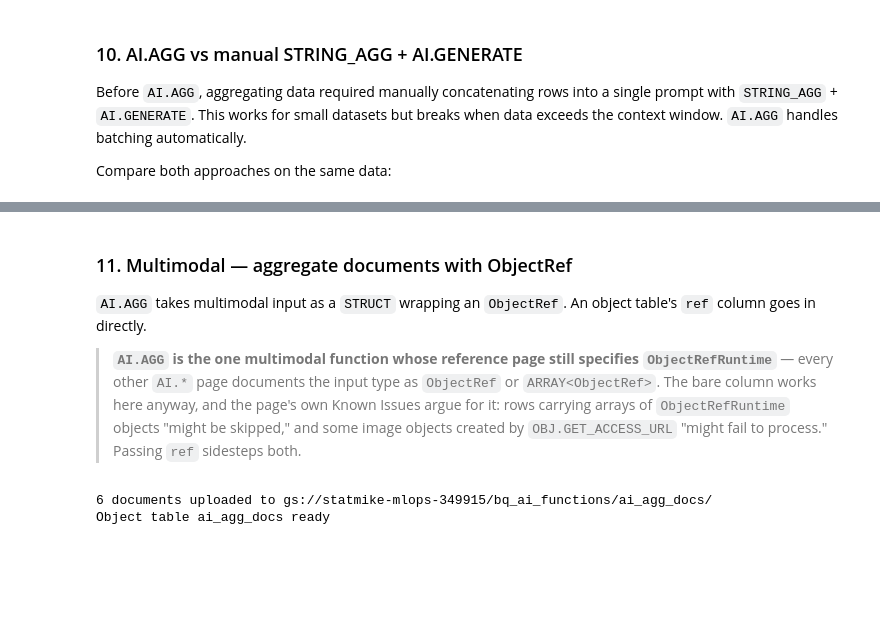
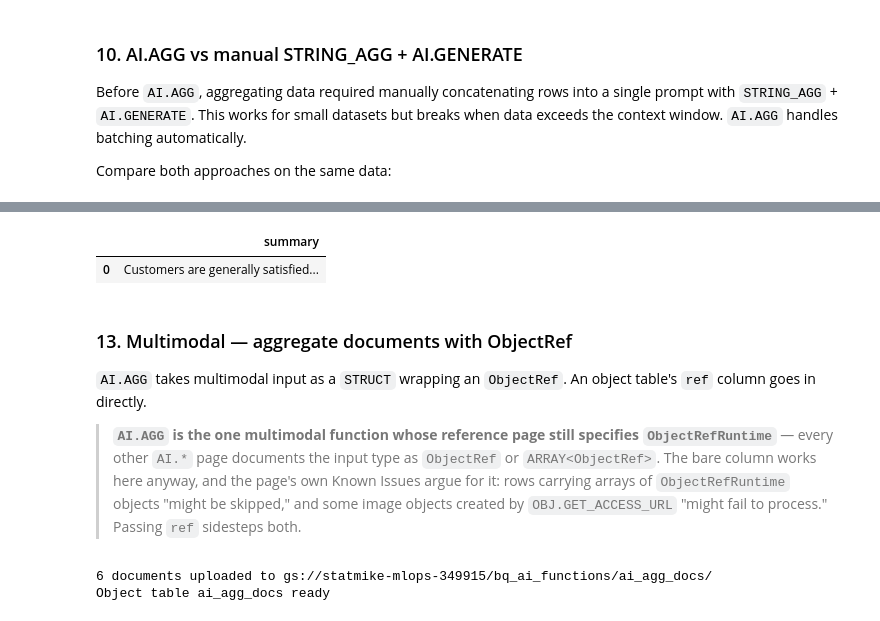
Before and after one commit to statmike/bigquery-data-science, a Jupyter notebook: bigquery-ai/functions/ai_agg/ai_agg.ipynb, the cells around one changed output, grey strips where cells are left out. Cells and saved outputs as stored; diff of their text form; code cells hidden in the pictures; blank space fills up the shorter version.

```diff
--- a/bigquery-ai/functions/ai_agg/ai_agg.ipynb
+++ b/bigquery-ai/functions/ai_agg/ai_agg.ipynb
@@ -505,5 +539,23 @@ client.query(query).to_dataframe()
+# %%
+query = """
+SELECT
+  AI.AGG(
+    review,
+    'Summarize customer reviews into a concise consensus.',
+    max_error_ratio => 0.1
+  ) AS summary
+FROM UNNEST([
+  'Fast delivery but the packaging was crushed.',
+  'Product works great, very happy with it.',
+  'Instructions were confusing but the item itself is solid.'
+]) AS review
+"""
+client.query(query).to_dataframe()
+# %% [output]
+|  | summary |
+| 0 | Customers are generally satisfied... |
 # %% [markdown]
-### 11. Multimodal — aggregate documents with ObjectRef
+### 13. Multimodal — aggregate documents with ObjectRef
 
 `AI.AGG` takes multimodal input as a `STRUCT` wrapping an `ObjectRef`. An object table's `ref` column goes in directly.
 
```
Also changed, not shown: parts of 17 cells of this notebook, 29 other files.
